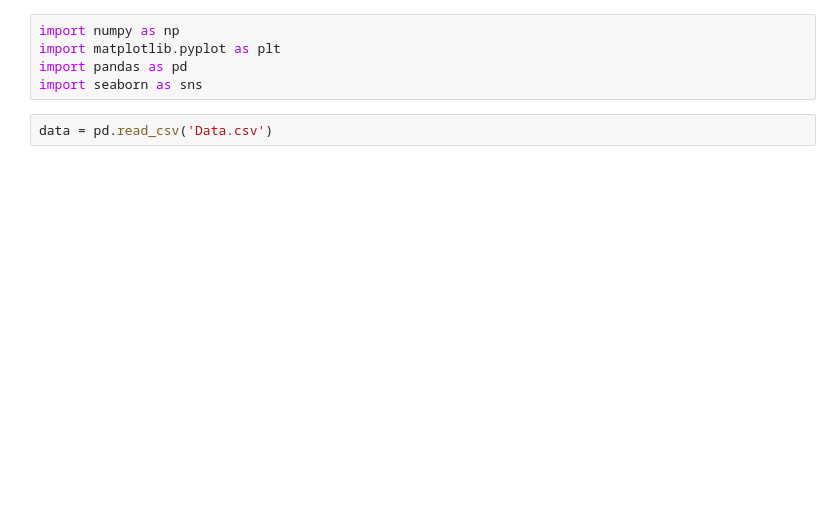
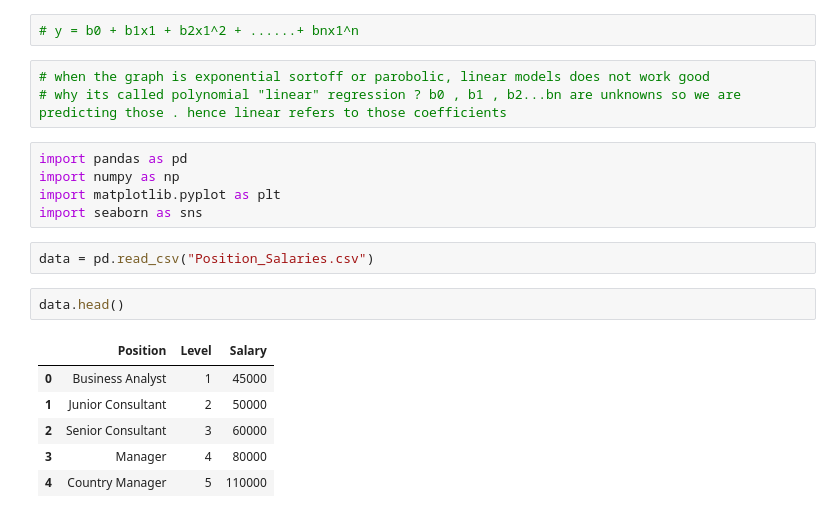
Before and after one commit to saifgazali/SalaryPredictionsUsingDifferentRegressionModels, a Jupyter notebook: PolynomialLinearRegression.ipynb, the cells around one changed output. Cells and saved outputs as stored; diff of their text form; blank space fills up the shorter version.

```diff
--- a/PolynomialLinearRegression.ipynb
+++ b/PolynomialLinearRegression.ipynb
@@ -1,7 +1,21 @@
+# %%
+# y = b0 + b1x1 + b2x1^2 + ......+ bnx1^n
+# %%
+# when the graph is exponential sortoff or parobolic, linear models does not work good
+# why its called polynomial "linear" regression ? b0 , b1 , b2...bn are unknowns so we are predicting those . hence linear refers to those coefficients
 # %%
+import pandas as pd
 import numpy as np
 import matplotlib.pyplot as plt
-import pandas as pd
 import seaborn as sns
 # %%
-data = pd.read_csv('Data.csv')
+data = pd.read_csv("Position_Salaries.csv")
+# %%
+data.head()
+# %% [output]
+|  | Position | Level | Salary |
+| 0 | Business Analyst | 1 | 45000 |
+| 1 | Junior Consultant | 2 | 50000 |
+| 2 | Senior Consultant | 3 | 60000 |
+| 3 | Manager | 4 | 80000 |
+| 4 | Country Manager | 5 | 110000 |
```
Also changed, not shown: parts of 21 cells of this notebook, 3 other files.
